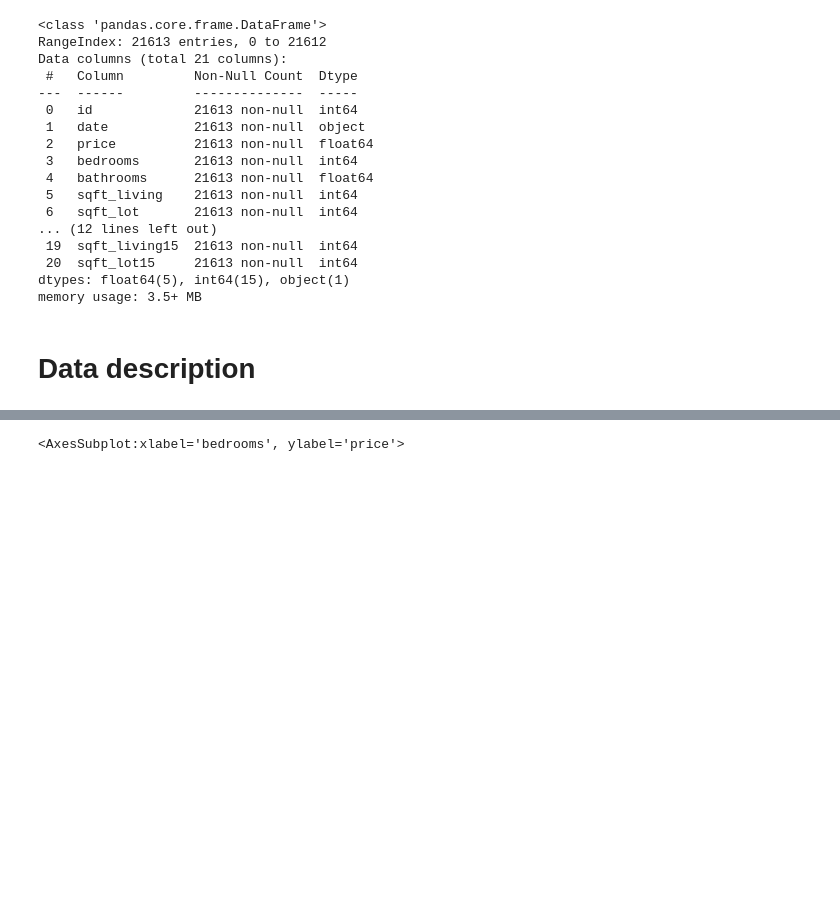
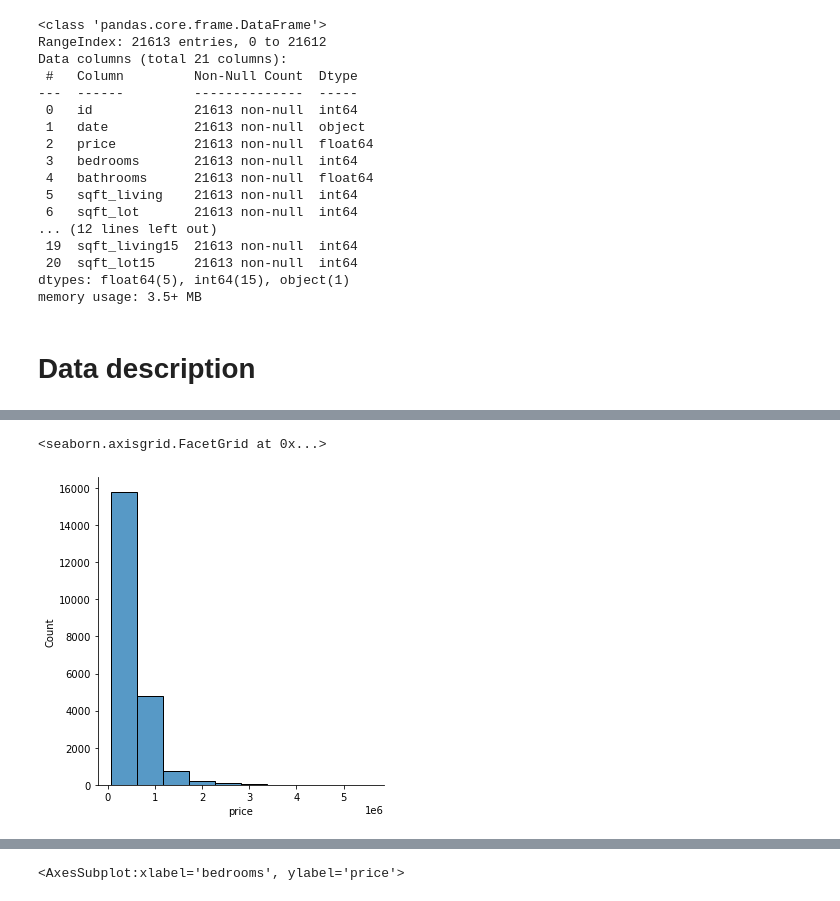
Before and after one commit to AleksanderWernik/House-sales-in-Kings-Country-WA, a Jupyter notebook: Housesales.ipynb, the cells around one changed output, grey strips where cells are left out. Cells and saved outputs as stored; diff of their text form; code cells hidden in the pictures; blank space fills up the shorter version.

```diff
--- a/Housesales.ipynb
+++ b/Housesales.ipynb
@@ -51,0 +86,5 @@ sns.displot(df.price, bins=20)
+# %%
+sns.displot(df.price, bins=10)
+# %% [output]
+<seaborn.axisgrid.FacetGrid at 0x...>
+[figure, added]
```
Also changed, not shown: parts of 43 cells of this notebook.
